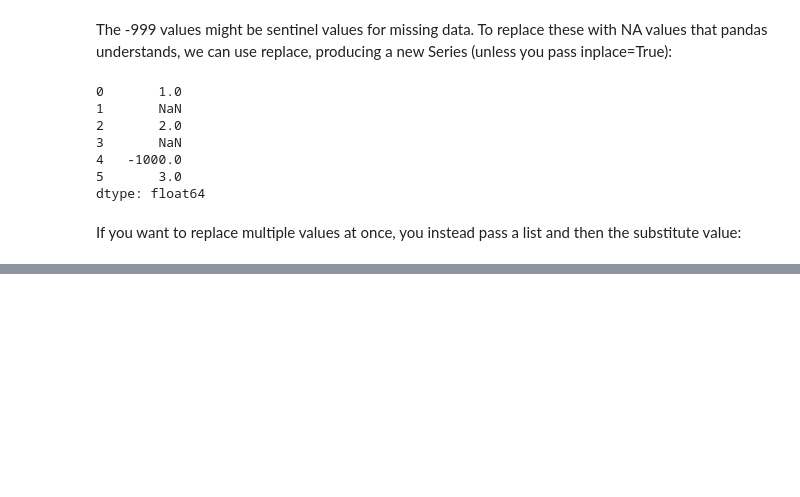
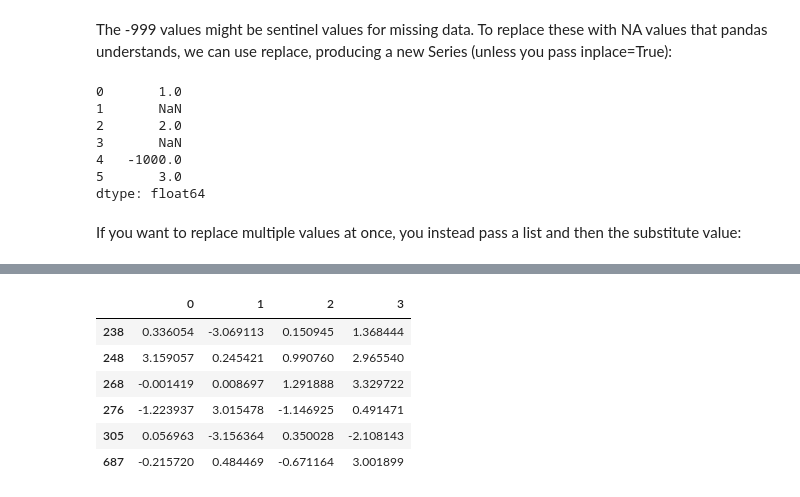
Before and after one commit to AllenChung6/WesWrangling, a Jupyter notebook: Chapter7WorkAlong.ipynb, the cells around one changed output, grey strips where cells are left out. Saved outputs shown, nothing was run; the diff lists cells and outputs as text; code cells hidden in the pictures; blank space fills up the shorter version.

```diff
--- a/Chapter7WorkAlong.ipynb
+++ b/Chapter7WorkAlong.ipynb
@@ -411,0 +616,11 @@ substitute value:
+# %%
+# To select all rows having a value exceeding 3 or –3, you can use the any method on a boolean DataFrame:
+data[(np.abs(data) > 3).any(1)]
+# %% [output]
+|  | 0 | 1 | 2 | 3 |
+| 238 | 0.336054 | -3.069113 | 0.150945 | 1.368444 |
+| 248 | 3.159057 | 0.245421 | 0.990760 | 2.965540 |
+| 268 | -0.001419 | 0.008697 | 1.291888 | 3.329722 |
+| 276 | -1.223937 | 3.015478 | -1.146925 | 0.491471 |
+| 305 | 0.056963 | -3.156364 | 0.350028 | -2.108143 |
+| 687 | -0.215720 | 0.484469 | -0.671164 | 3.001899 |
```
Also changed, not shown: parts of 96 cells of this notebook, 1 other file.
